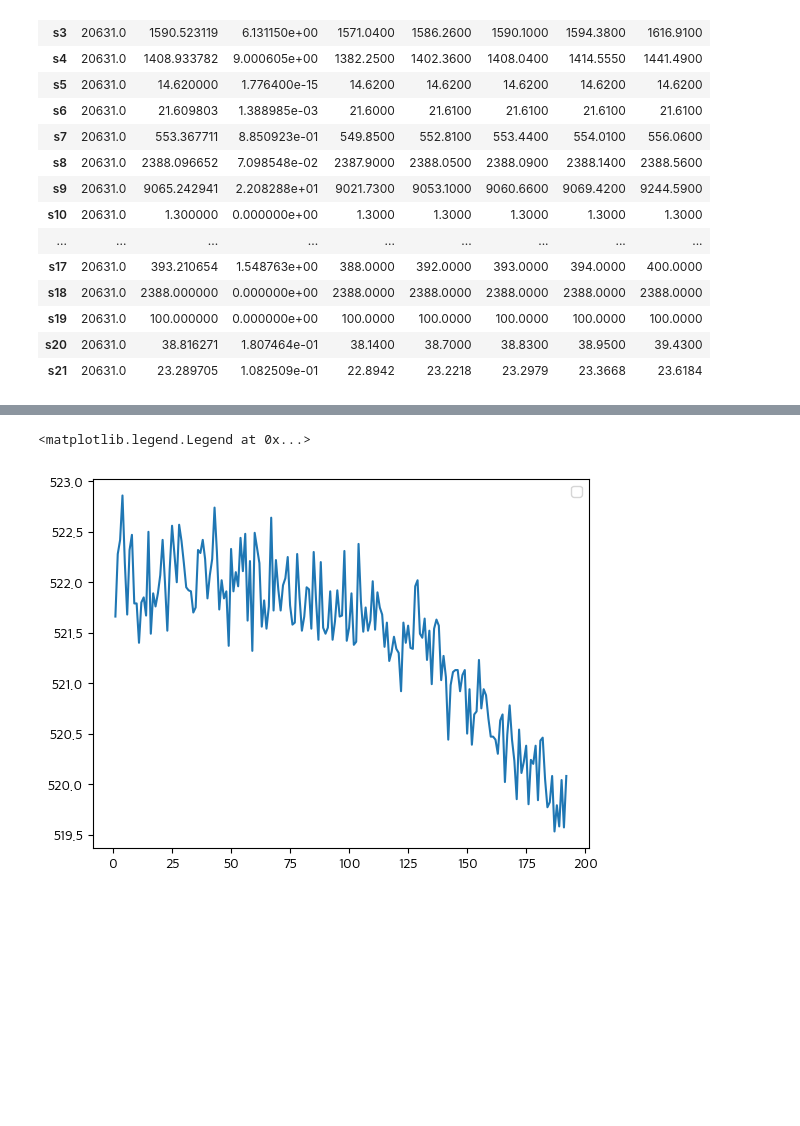
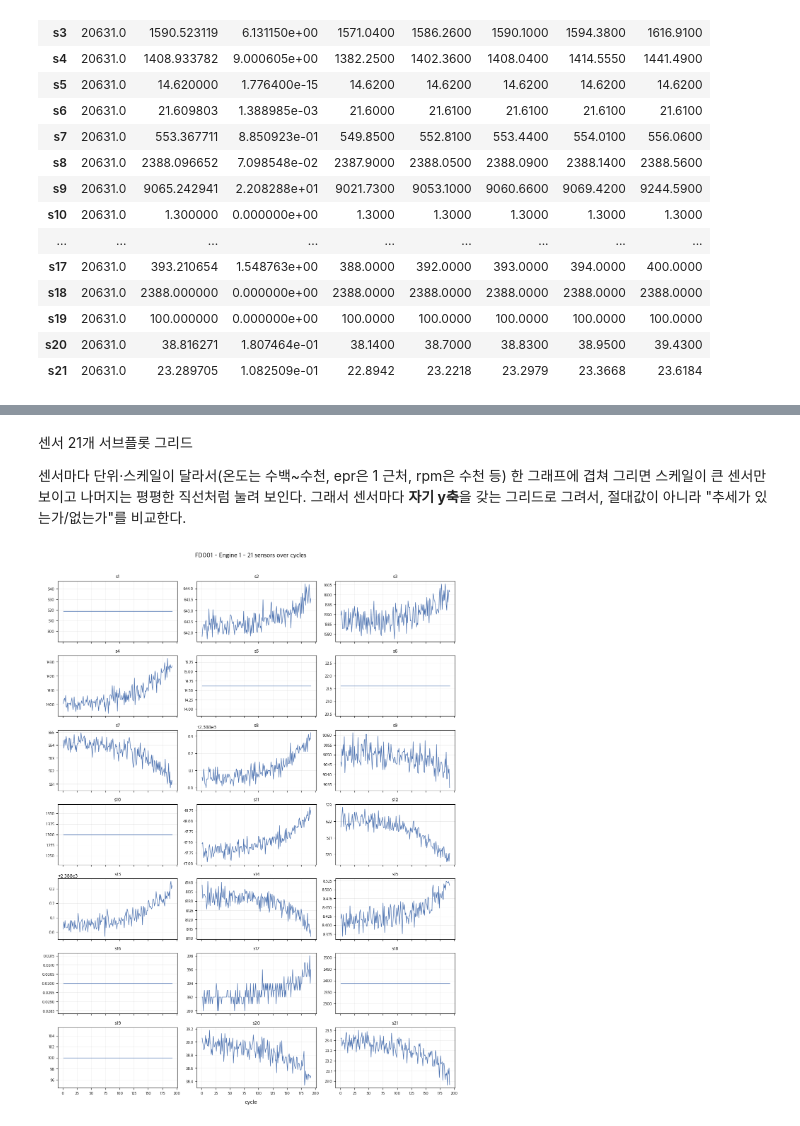
Before and after one commit to poly9010/C-MAPSS-Fleet-RUL-Monitoring-System, a Jupyter notebook: notebooks/(1)데이터이해.ipynb, the cells around one changed output, grey strips where cells are left out. Cells and saved outputs as stored; diff of their text form; code cells hidden in the pictures; blank space fills up the shorter version.

```diff
--- a/notebooks/(1)데이터이해.ipynb
+++ b/notebooks/(1)데이터이해.ipynb
@@ -136,6 +153,37 @@ train1_engine1 = train1[train1['engine_id']==1]
-# %%
-plt.plot(train1_engine1['cycle'],train1_engine1['s12'])
-plt.legend()
-# %% [output]
-<matplotlib.legend.Legend at 0x...>
-[figure, removed]
+# %% [markdown]
+센서 21개 서브플롯 그리드
+
+센서마다 단위·스케일이 달라서(온도는 수백~수천, epr은 1 근처, rpm은 수천 등) 한 그래프에 겹쳐 그리면 스케일이 큰 센서만 보이고 나머지는 평평한 직선처럼 눌려 보인다. 그래서 센서마다 **자기 y축**을 갖는 그리드로 그려서, 절대값이 아니라 "추세가 있는가/없는가"를 비교한다.
+# %%
+def plot_sensor_grid(df, engine_id, subset_name="FD001", ncols=3, save_path=None):
+    """엔진 하나의 21개 센서를 사이클에 따라 그리드로 그린다.
+    각 서브플롯이 독립적인 y축을 쓰기 때문에, 센서 간 스케일 차이에 관계없이
+    추세(오르는지/내리는지/그대로인지)를 한눈에 비교할 수 있다.
+    """
+    engine = df[df["engine_id"] == engine_id]
+    sensor_cols = [f"s{i}" for i in range(1, 22)]
+    nrows = -(-len(sensor_cols) // ncols)  # 올림 나눗셈
+
+    fig, axes = plt.subplots(nrows, ncols, figsize=(4 * ncols, 2.3 * nrows), sharex=True)
+    axes = axes.flatten()
+
+    for ax, col in zip(axes, sensor_cols):
+        ax.plot(engine["cycle"], engine[col], linewidth=1, color="#4C72B0")
+        ax.set_title(col, fontsize=10)
+        ax.grid(True, linewidth=0.4, alpha=0.4)
+        ax.tick_params(labelsize=8)
+
+    for ax in axes[len(sensor_cols):]:
+        ax.axis("off")
+
+    fig.suptitle(f"{subset_name} - Engine {engine_id} - 21 sensors over cycles", fontsize=13)
+    fig.supxlabel("cycle")
+    fig.tight_layout(rect=[0, 0, 1, 0.97])
+
+    if save_path:
+        fig.savefig(save_path, dpi=110)
+    return fig
+# %%
+fig = plot_sensor_grid(train1, engine_id=1)
+# %% [output]
+[figure, added]
```
Also changed, not shown: parts of 12 cells of this notebook.
